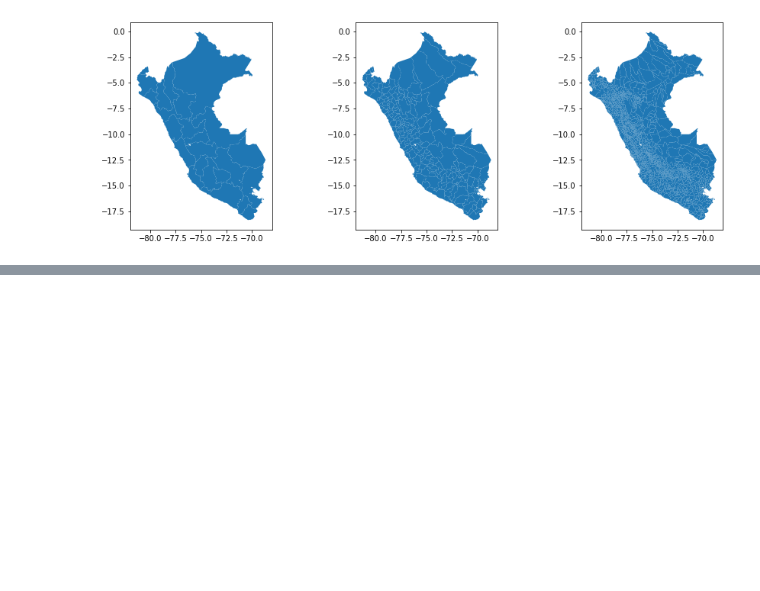
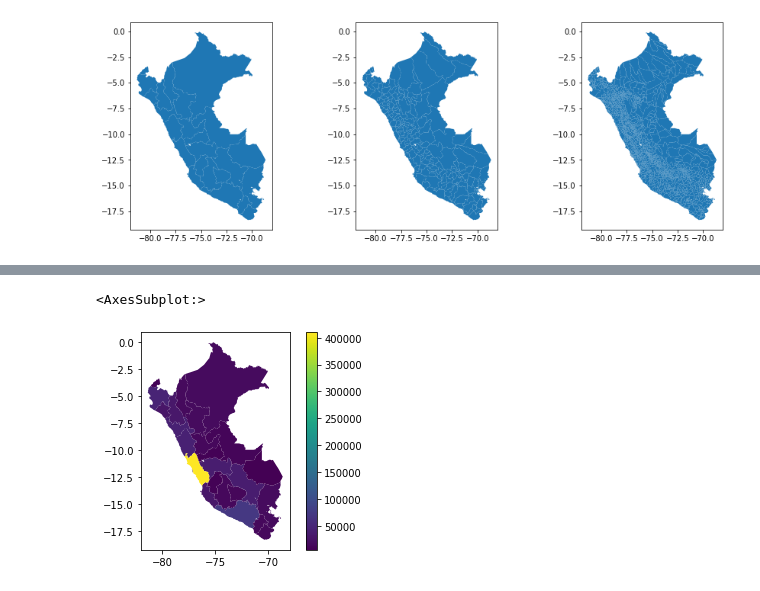
Before and after one commit to lililujan/pythonAnalytics, a Jupyter notebook: TrabajoPos.ipynb, the cells around one changed output, grey strips where cells are left out. Saved outputs shown, nothing was run; the diff lists cells and outputs as text; code cells hidden in the pictures; blank space fills up the shorter version.

```diff
--- a/TrabajoPos.ipynb
+++ b/TrabajoPos.ipynb
@@ -270,0 +313,5 @@ dtype: int64
+# %%
+# df.loc es para encontrar la ubicacion de la fila, dentro del corchete le damos el valor
+# != no queremos que contenga " EN INVESTIGACIÃ“N"
+# le estamos diciendo a mi tabla que no contenga estos valores
+df = df.loc[(df["DISTRITO"] != 'EN INVESTIGACIÃ“N')]
@@ -310,8 +361,6 @@ gdf_unique_dep = geo_deps['NOMBDEP'].unique()
 gdf_unique_dep.sort()
 
 #(df_unique_dep == gdf_unique_dep).all() # True
-# %%
-geo_deps['NOMBDEP'] = geo_deps['NOMBDEP'].astype(str)
 # %%
 (df_unique_dep == gdf_unique_dep).all() # True
 # %% [output]
@@ -318,0 +368,5 @@ AttributeError: 'bool' object has no attribute 'all'
+# %%
+# Contamos la cantidad de casos positivos por departamento
+conteo_dept = df['DEPARTAMENTO'].value_counts()
+conteo_dept = conteo_dept.reset_index()
+conteo_dept.head()
@@ -318,0 +380,11 @@ AttributeError: 'bool' object has no attribute 'all'
+# %%
+# Unimos los conteos utilizando los nombres de departamentos
+geo_conteo_dept = pd.merge(left=geo_deps, right=conteo_dept,
+                             left_on="NOMBDEP", right_on='index')
+# %%
+# Mapa de calor de # de casos positivos por departamento
+geo_conteo_dept.plot("DEPARTAMENTO", cmap='viridis',
+                       legend=True)
+# %% [output]
+<AxesSubplot:>
+[figure, added]
```
Also changed, not shown: parts of 15 cells of this notebook.
